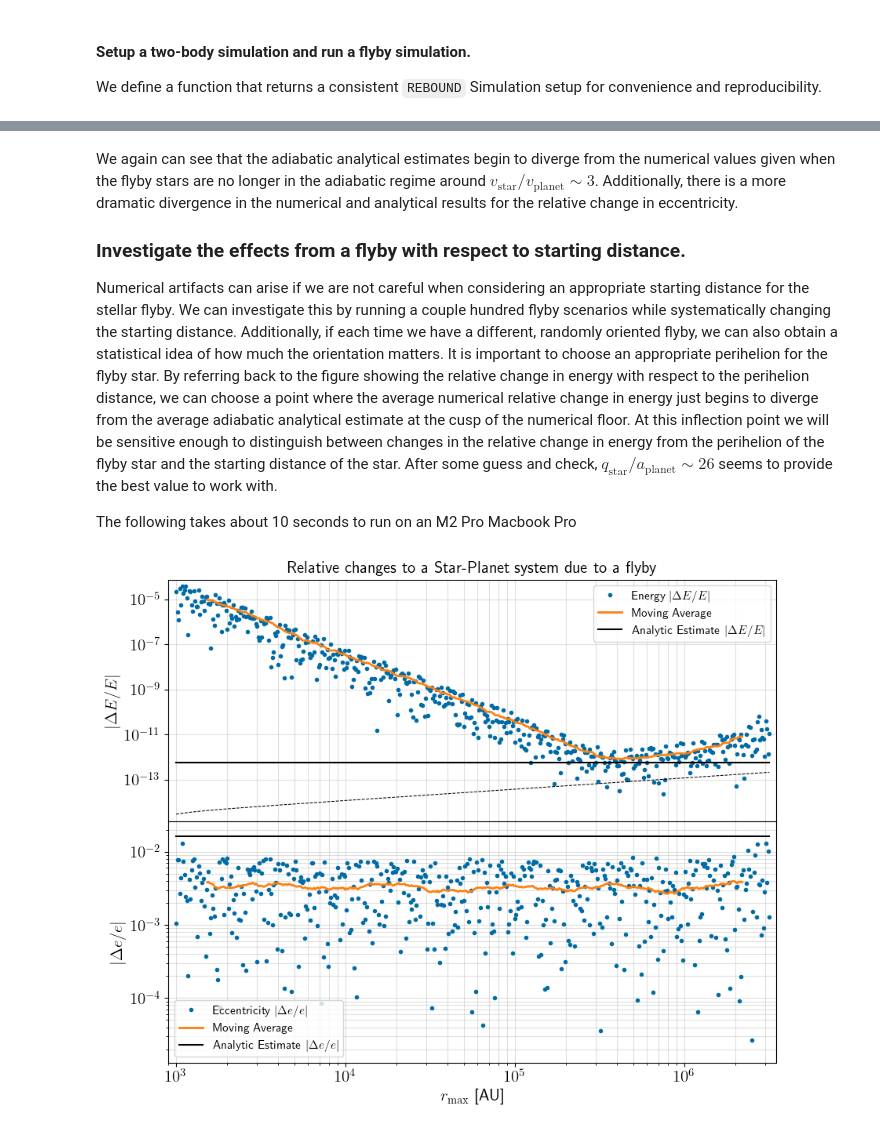
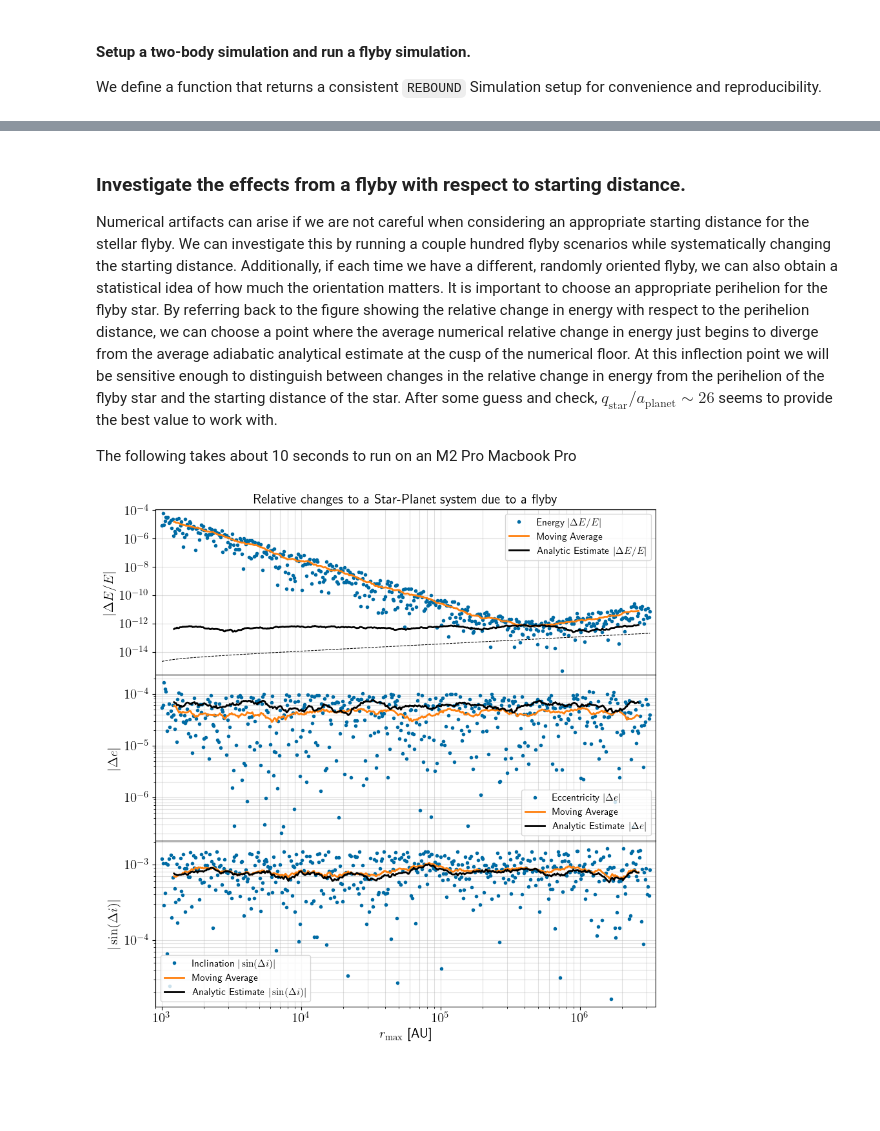
Before and after one commit to zyrxvo/airball, a Jupyter notebook: docs/examples/adiabatic-tests.ipynb, the cells around one changed output, grey strips where cells are left out. Saved outputs shown, nothing was run; the diff lists cells and outputs as text; code cells hidden in the pictures; blank space fills up the shorter version.

```diff
--- a/docs/examples/adiabatic-tests.ipynb
+++ b/docs/examples/adiabatic-tests.ipynb
@@ -25,13 +29,13 @@ twopi = 2.*pi
 sun_mass = 1.0 * u.solMass # Msun
 
 # Basic orbital elements of Neptune
-planet_mass = 5.151383772628674e-05 * u.solMass
-planet_a = 30.27762143269065 * u.au
-planet_e = 0.012971767987242259 * u.dimensionless_unscaled
+planet_mass = 5.15e-05 * u.solMass
+planet_a = 30.278 * u.au
+planet_e = 0.0130 * u.dimensionless_unscaled
 # More if you don't want Neptune to be planar.
-planet_inc = 0.030870657846206642 * u.rad
-planet_omega = 4.337864438269479 * u.rad
-planet_Omega = 2.2992717711122466 * u.rad
+planet_inc = 0.031 * u.rad
+planet_omega = 4.338 * u.rad
+planet_Omega = 2.299 * u.rad
 
 # Set the orbital elements of the flyby star
 # Simulate a randomly oriented, 1 solar mass stellar flyby with relative velocity of 5 km/s, and an impact parameter of 100 AU.
@@ -203,6 +319,4 @@ plt.show()
 # %% [markdown]
-We again can see that the adiabatic analytical estimates begin to diverge from the numerical values given when the flyby stars are no longer in the adiabatic regime around $v_\mathrm{star}/v_\mathrm{planet} \sim 3$. Additionally, there is a more dramatic divergence in the numerical and analytical results for the relative change in eccentricity.
-
 ### Investigate the effects from a flyby with respect to starting distance.
 
 Numerical artifacts can arise if we are not careful when considering an appropriate starting distance for the stellar flyby. We can investigate this by running a couple hundred flyby scenarios while systematically changing the starting distance. Additionally, if each time we have a different, randomly oriented flyby, we can also obtain a statistical idea of how much the orientation matters. It is important to choose an appropriate perihelion for the flyby star. By referring back to the figure showing the relative change in energy with respect to the perihelion distance, we can choose a point where the average numerical relative change in energy just begins to diverge from the average adiabatic analytical estimate at the cusp of the numerical floor. At this inflection point we will be sensitive enough to distinguish between changes in the relative change in energy from the perihelion of the flyby star and the starting distance of the star. After some guess and check, $q_\mathrm{star}/a_\mathrm{planet} \sim 26$ seems to provide the best value to work with.
@@ -238,33 +346,36 @@ de = np.abs((e[1:]-e[0])/e[0])
 # %%
 floor = 2.0**(-53.0) * np.sqrt(nsteps)
-n = 50
+n = 25
 plt.rcParams.update({'font.size': 15})
-fig,ax = plt.subplots(2,1, figsize=(10,8), sharex=True)
+fig,ax = plt.subplots(3,1, figsize=(10,10), sharex=True)
 ax[0].set_title(rf'Relative changes to a Star-Planet system due to a flyby', font={'size':15})
 
 ax[0].loglog(rmaxes, dE, 'C0.', label=r'Energy $|\Delta E/E|$')
-ax[0].loglog(ma(rmaxes, n=n), ma(dE, n=n), 'C1-', lw=2, label='Moving Average')
-ax[0].loglog(rmaxes, est_dE, 'k-', label=r'Analytic Estimate $|\Delta E/E|$')
+ax[0].loglog(ma(rmaxes, n), ma(dE, n,'nan'), 'C1-', lw=2, label='Moving Average')
+ax[0].loglog(ma(rmaxes,n), ma(est_dE,n,'nan'), 'k-', lw=2, label=r'Analytic Estimate $|\Delta E/E|$')
 ax[0].loglog(rmaxes, floor, 'k--', lw=0.75)
 ax[0].axhline(y=1, ls=':', c='k')
 ax[0].set_ylabel(r'$|\Delta E/E|$')
-ax[0].set_xlim([np.min(rmaxes)*0.9, np.max(rmaxes)*1.1])
+ax[0].set_xlim([np.min(rmaxes.value)*0.9, np.max(rmaxes.value)*1.1])
 ax[0].set_ylim([np.min([dE, floor])/2, np.max(dE)*2])
 
-ax[1].loglog(rmaxes, de, 'C0.', label=r'Eccentricity $|\Delta e/e|$')
-ax[1].loglog(ma(rmaxes, n=n), ma(de, n=n), 'C1-', lw=2, label='Moving Average')
-ax[1].loglog(rmaxes, est_de, 'k-', label=r'Analytic Estimate $|\Delta e/e|$')
-ax[1].axhline(y=1, ls=':', c='k')
-ax[1].set_ylim([np.min(de)/2, np.max(de)*2])
-ax[1].set_ylabel(r'$|\Delta e/e|$')
-ax[1].set_xlabel(r'$r_{\mathrm{max}}$ [AU]')
+ax[1].loglog(rmaxes, de, 'C0.', label=r'Eccentricity $|\Delta e|$')
+ax[1].loglog(ma(rmaxes, n), ma(de, n,'nan'), 'C1-', lw=2, label='Moving Average')
+ax[1].loglog(ma(rmaxes,n), ma(est_de,n,'nan'), 'k-', lw=2, label=r'Analytic Estimate $|\Delta e|$')
+ax[1].set_ylabel(r'$|\Delta e|$')
 
-for i in range(2):
+ax[2].loglog(rmaxes, di, 'C0.', label=r'Inclination $|\sin(\Delta i)|$')
+ax[2].loglog(ma(rmaxes, n), ma(di, n,'nan'), 'C1-', lw=2, label='Moving Average')
+ax[2].loglog(ma(rmaxes,n), ma(est_di,n,'nan'), 'k-', lw=2, label=r'Analytic Estimate $|\sin(\Delta i)|$')
+ax[2].set_ylabel(r'$|\sin(\Delta i)|$')
+ax[2].set_xlabel(r'$r_{\mathrm{max}}$ [AU]')
+
+for i in range(3):
     ax[i].legend(prop={'size': 11})
     ax[i].xaxis.grid(True, which='both', alpha=0.4)
     ax[i].yaxis.grid(True, which='both', alpha=0.4)
 
 plt.subplots_adjust(hspace=0.)
 plt.show()
 # %% [output]
-[figure, old version]
+[figure, new version]
```
Also changed, not shown: parts of 14 cells of this notebook, 9 other files.
